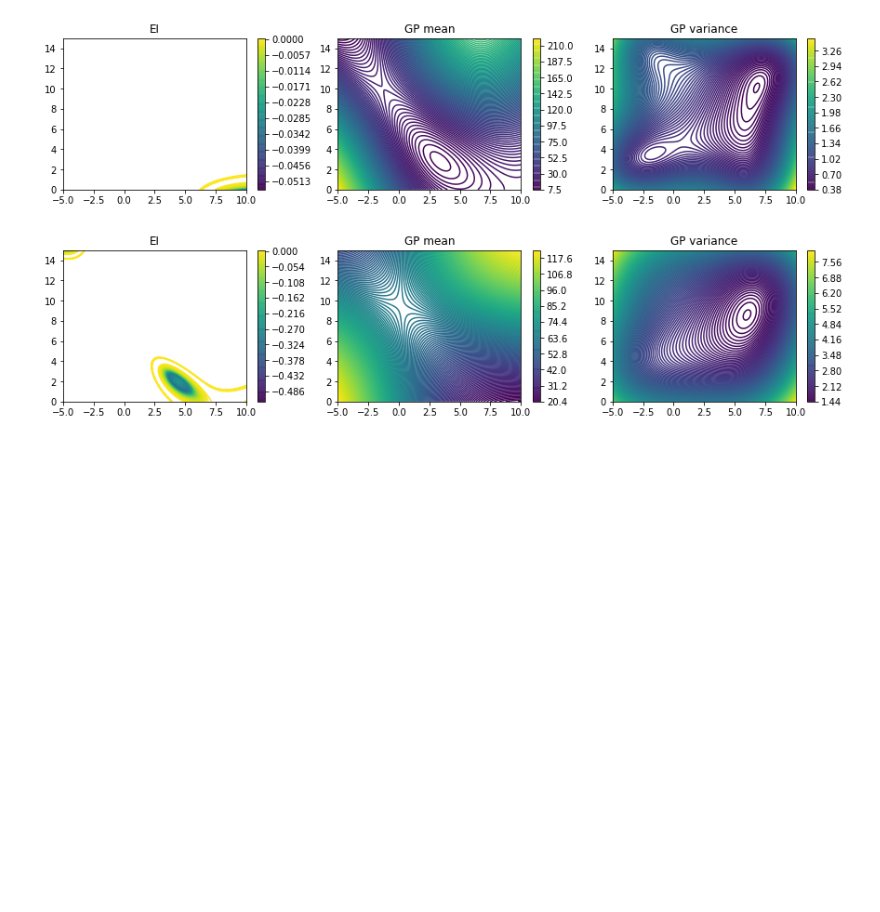
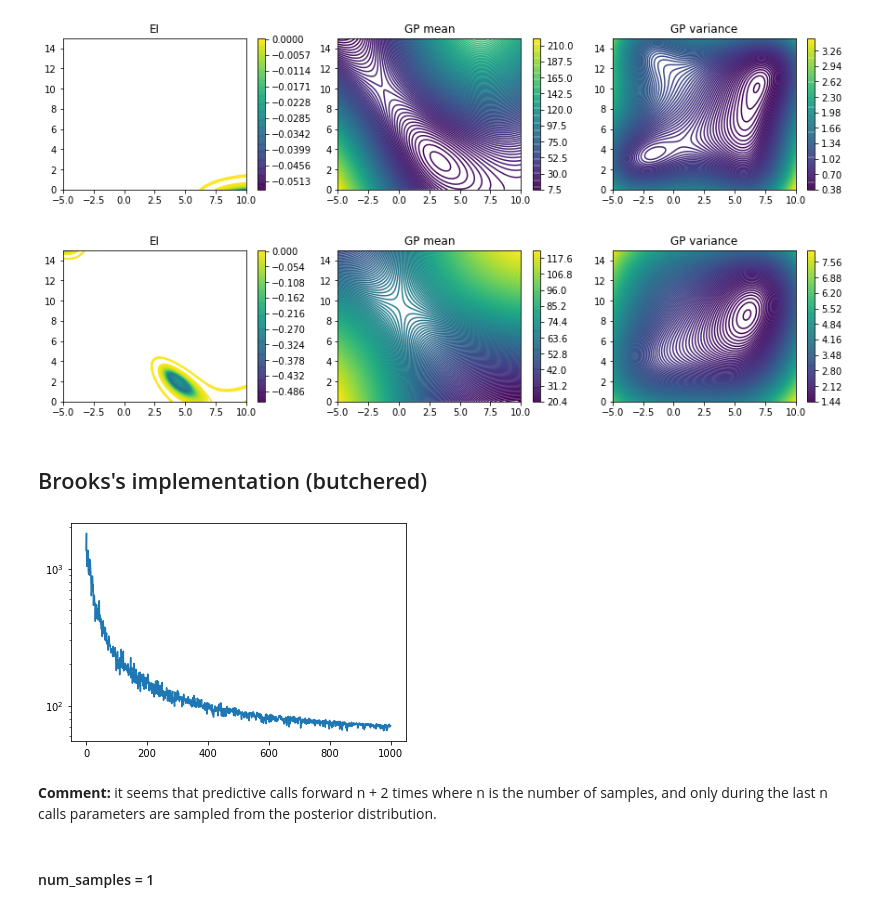
Before and after one commit to alan-turing-institute/SBO_Pyro, a Jupyter notebook: GP_autoguide.ipynb, the cells around one changed output. Cells and saved outputs as stored; diff of their text form; code cells hidden in the pictures; blank space fills up the shorter version.

Commit message:
Working on autoguides

```diff
--- a/GP_autoguide.ipynb
+++ b/GP_autoguide.ipynb
@@ -270,3 +270,5 @@ for i in range(3):
 [figure]
 [figure]
 [figure]
+# %% [markdown]
+## Brooks's implementation (butchered)
@@ -272,0 +308,35 @@ for i in range(3):
+# %%
+set_random_seed(123)
+
+pyro.clear_param_store()
+
+# Define the model
+kernel = gp.kernels.Matern52(input_dim=X_train.shape[1],
+                    lengthscale=100*torch.ones(X_train.shape[1]))
+gp_as_module = GPRegressionModule(X_train, y_train, kernel, verbose=1)
+
+# Set priors
+gp_as_module.gp.kernel.lengthscale = pyro.nn.PyroSample(dist.LogNormal(3, 1).expand([2]).to_event())
+gp_as_module.gp.kernel.variance = pyro.nn.PyroSample(dist.LogNormal(5, 2))
+gp_as_module.gp.noise = pyro.nn.PyroSample(dist.LogNormal(0, 1))
+
+# Autoguide
+guide = autoguide.AutoMultivariateNormal(gp_as_module.model)
+
+# Optimizer
+optimizer = pyro.optim.Adam({"lr":0.01})
+loss = Trace_ELBO()
+svi = SVI(gp_as_module.model, guide, optimizer, loss)
+# %%
+# do gradient steps
+losses = []
+for _ in range(1000):
+    losses.append(svi.step())
+
+plt.semilogy(losses);
+# %% [output]
+[figure, added]
+# %% [markdown]
+**Comment:** it seems that predictive calls forward n + 2 times where n is the number of samples, and only during the last n calls parameters are sampled from the posterior distribution.
+# %% [markdown]
+#### num_samples = 1
```
Also changed, not shown: parts of 6 cells of this notebook.
